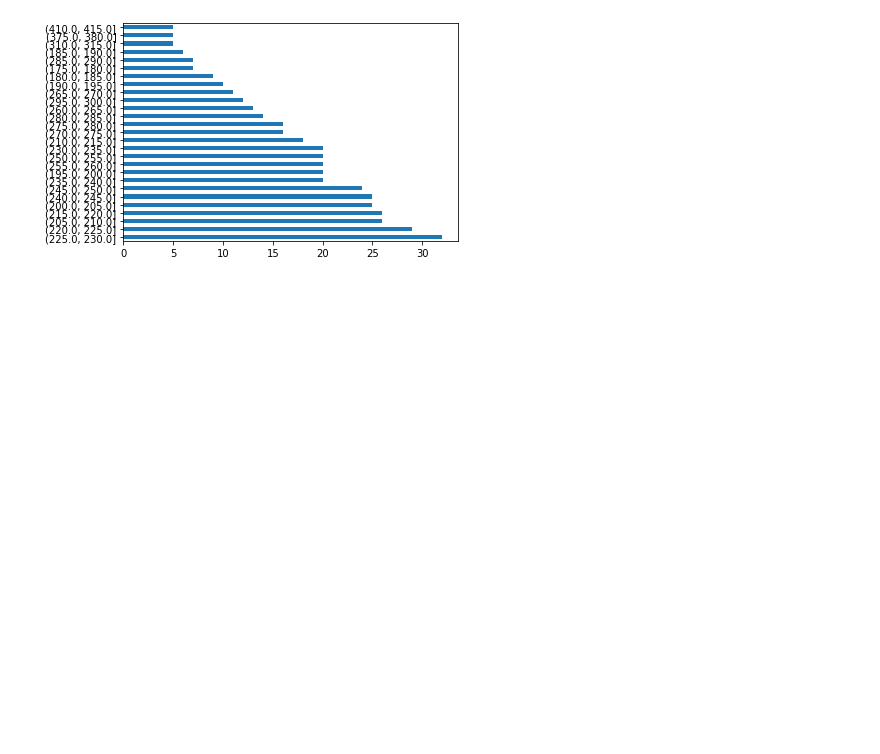
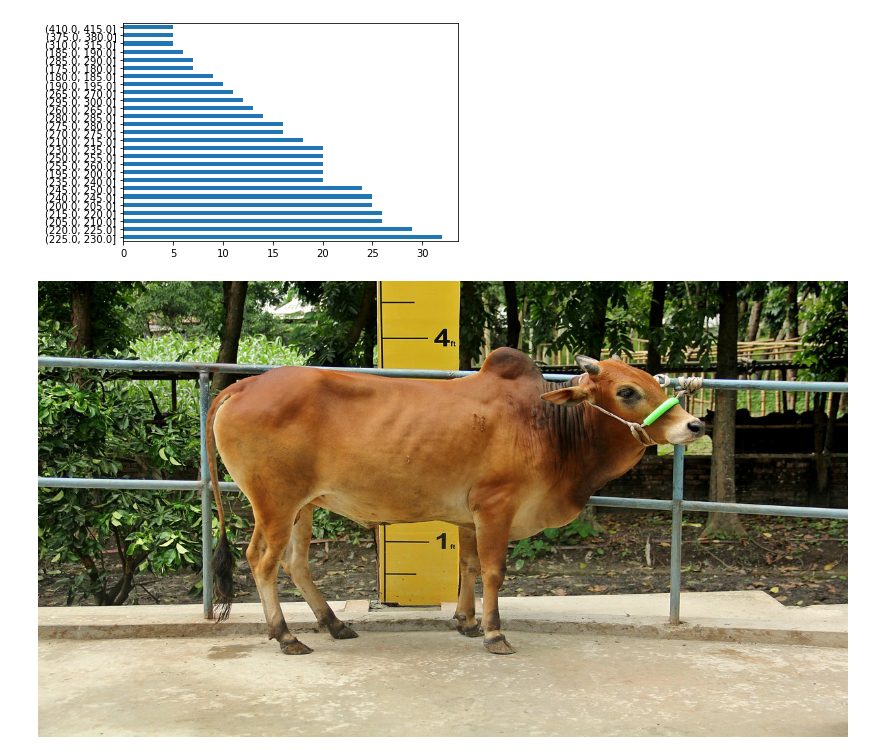
Before and after one commit to bhuiyanmobasshir94/Cow-weight-and-Breed-Prediction, a Jupyter notebook: notebooks/eda.ipynb, the cells around one changed output. Saved outputs shown, nothing was run; the diff lists cells and outputs as text; code cells hidden in the pictures; blank space fills up the shorter version.

```diff
--- a/notebooks/eda.ipynb
+++ b/notebooks/eda.ipynb
@@ -8,4 +9,9 @@ import matplotlib
 # %%
 PARENT_DIR = os.path.dirname(os.path.dirname(os.path.abspath("__file__")))
-DATASET_DIR = os.path.join(PARENT_DIR, "data", "dataset.csv")
+DATASET = os.path.join(PARENT_DIR, "data", "dataset.csv")
+DATA_DIR = os.path.join(PARENT_DIR, "data")
+IMAGES_DIR = os.path.join(PARENT_DIR, "data", "images")
+YT_IMAGES_DIR = os.path.join(PARENT_DIR, "data", "yt_images")
+images = glob.glob(f"{IMAGES_DIR}/*/*.jpg")
+yt_images = glob.glob(f"{YT_IMAGES_DIR}/*/*.jpg")
 # %%
@@ -144,3 +150,8 @@ pd.Series(weight).where(lambda x : x > 4).dropna().plot(kind="barh")
 # %% [output]
 <AxesSubplot:>
 [figure]
+# %%
+
+Image.open(images[0])
+# %% [output]
+[figure, added]
```
Also changed, not shown: parts of 3 cells of this notebook.
